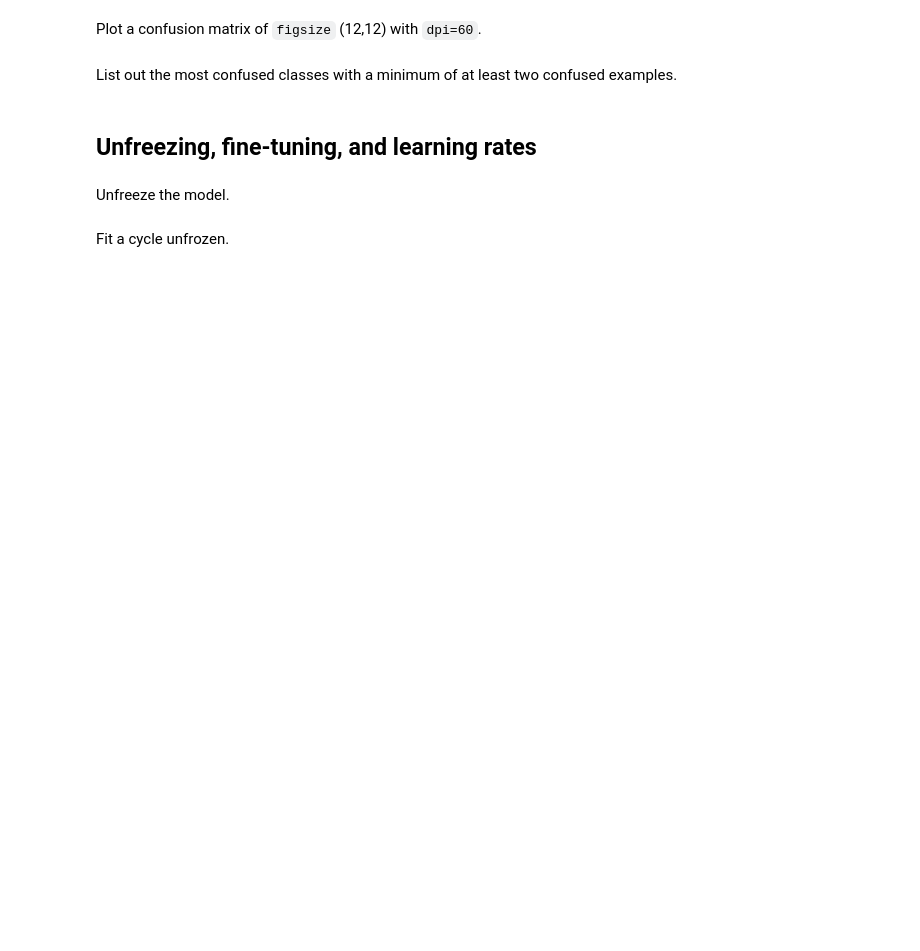
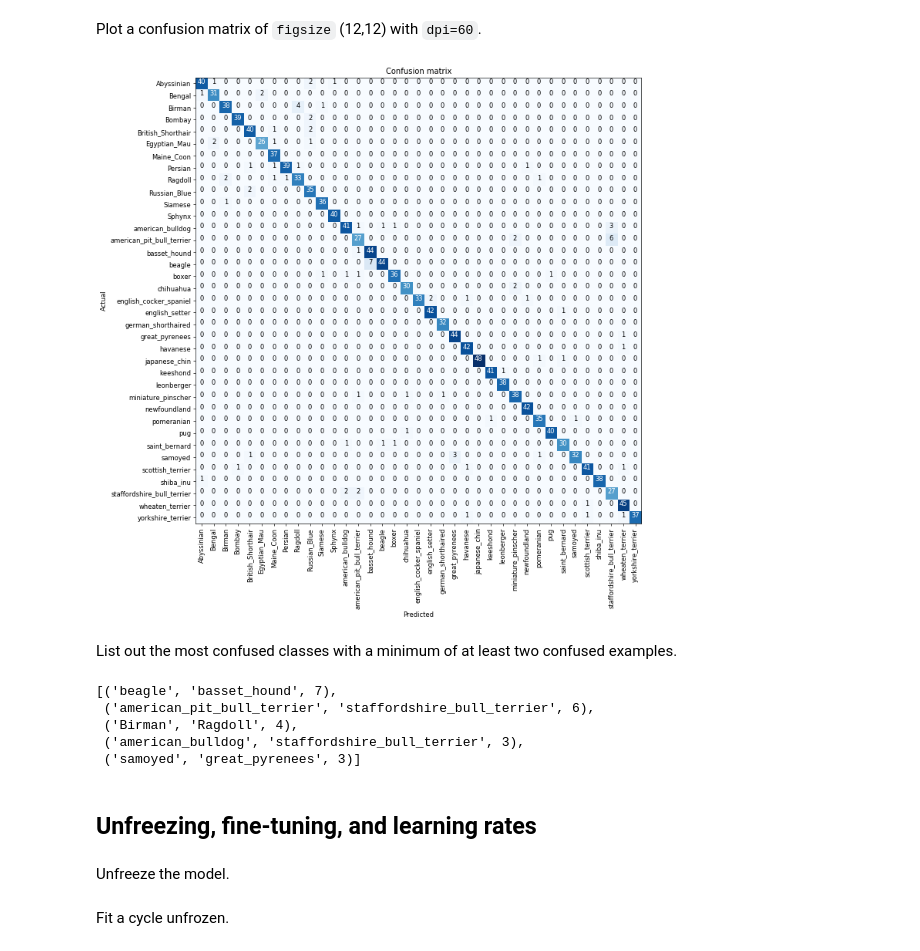
Before and after one commit to rforgione/course-v3, a Jupyter notebook: nbs/dl1/lesson1-pets-ex.ipynb, the cells around one changed output. Drawn from its saved outputs; the diff is of its cells as text; code cells hidden in the pictures; blank space fills up the shorter version.

```diff
--- a/nbs/dl1/lesson1-pets-ex.ipynb
+++ b/nbs/dl1/lesson1-pets-ex.ipynb
@@ -45,4 +163,8 @@ Plot the 9 top losses with a figure size of (15,11).
 # %% [markdown]
 Plot a confusion matrix of `figsize` (12,12) with `dpi=60`.
+# %%
+interp.plot_confusion_matrix(figsize=(12,12), dpi=60)
+# %% [output]
+[figure, added]
 # %% [markdown]
 List out the most confused classes with a minimum of at least two confused examples.
@@ -49,3 +173,11 @@ List out the most confused classes with a minimum of at least two confused examp
+# %%
+interp.most_confused(min_val=2)
+# %% [output]
+[('beagle', 'basset_hound', 7),
+ ('american_pit_bull_terrier', 'staffordshire_bull_terrier', 6),
+ ('Birman', 'Ragdoll', 4),
+ ('american_bulldog', 'staffordshire_bull_terrier', 3),
+ ('samoyed', 'great_pyrenees', 3)]
 # %% [markdown]
 ## Unfreezing, fine-tuning, and learning rates
 # %% [markdown]
```
Also changed, not shown: parts of 69 cells of this notebook.
